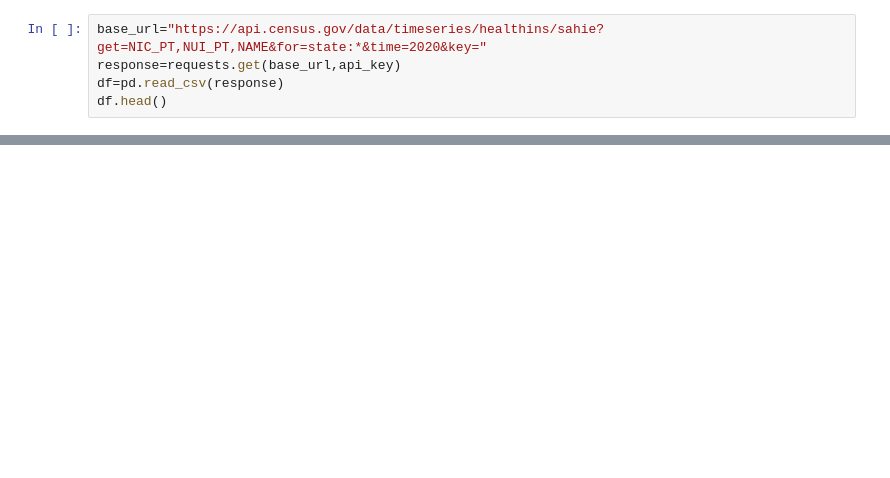
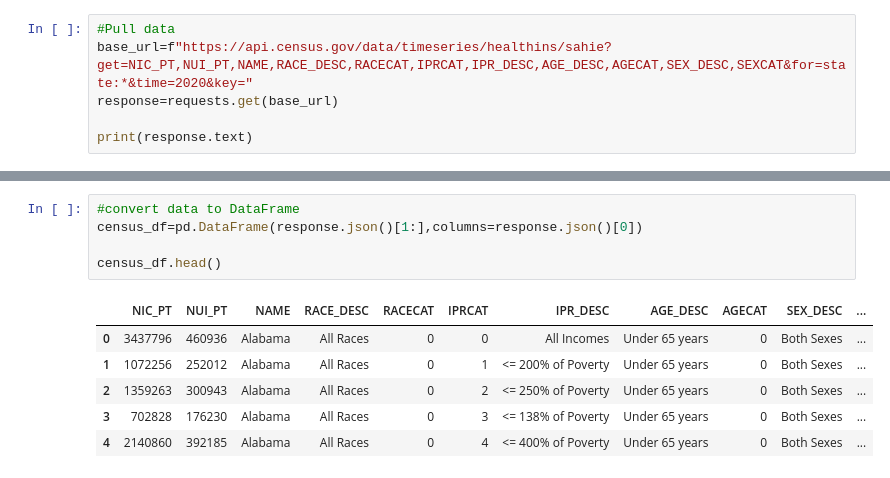
Before and after one commit to KZavalin/Project1_Group4, a Jupyter notebook: Insurance Census Data.ipynb, the cells around one changed output, grey strips where cells are left out. Saved outputs shown, nothing was run; the diff lists cells and outputs as text; blank space fills up the shorter version.

Commit message:
file with data

```diff
--- a/Insurance Census Data.ipynb
+++ b/Insurance Census Data.ipynb
@@ -7,8 +8,9 @@ import matplotlib.pyplot as plt
 from config import api_key
 import requests
 # %%
-base_url="https://api.census.gov/data/timeseries/healthins/sahie?get=NIC_PT,NUI_PT,NAME&for=state:*&time=2020&key="
-response=requests.get(base_url,api_key)
-df=pd.read_csv(response)
-df.head()
+#Pull data
+base_url=f"https://api.census.gov/data/timeseries/healthins/sahie?get=NIC_PT,NUI_PT,NAME,RACE_DESC,RACECAT,IPRCAT,IPR_DESC,AGE_DESC,AGECAT,SEX_DESC,SEXCAT&for=state:*&time=2020&key="
+response=requests.get(base_url)
+
+print(response.text)
 # %% [output]
@@ -15,0 +34,12 @@ ValueError: Invalid file path or buffer object type: <class 'requests.models.Res
+# %%
+#convert data to DataFrame
+census_df=pd.DataFrame(response.json()[1:],columns=response.json()[0])
+
+census_df.head()
+# %% [output]
+|  | NIC_PT | NUI_PT | NAME | RACE_DESC | RACECAT | IPRCAT | IPR_DESC | AGE_DESC | AGECAT | SEX_DESC | ... |
+| 0 | 3437796 | 460936 | Alabama | All Races | 0 | 0 | All Incomes | Under 65 years | 0 | Both Sexes | ... |
+| 1 | 1072256 | 252012 | Alabama | All Races | 0 | 1 | <= 200% of Poverty | Under 65 years | 0 | Both Sexes | ... |
+| 2 | 1359263 | 300943 | Alabama | All Races | 0 | 2 | <= 250% of Poverty | Under 65 years | 0 | Both Sexes | ... |
+| 3 | 702828 | 176230 | Alabama | All Races | 0 | 3 | <= 138% of Poverty | Under 65 years | 0 | Both Sexes | ... |
+| 4 | 2140860 | 392185 | Alabama | All Races | 0 | 4 | <= 400% of Poverty | Under 65 years | 0 | Both Sexes | ... |
```
Also changed, not shown: parts of 4 cells of this notebook, 2 other files.
